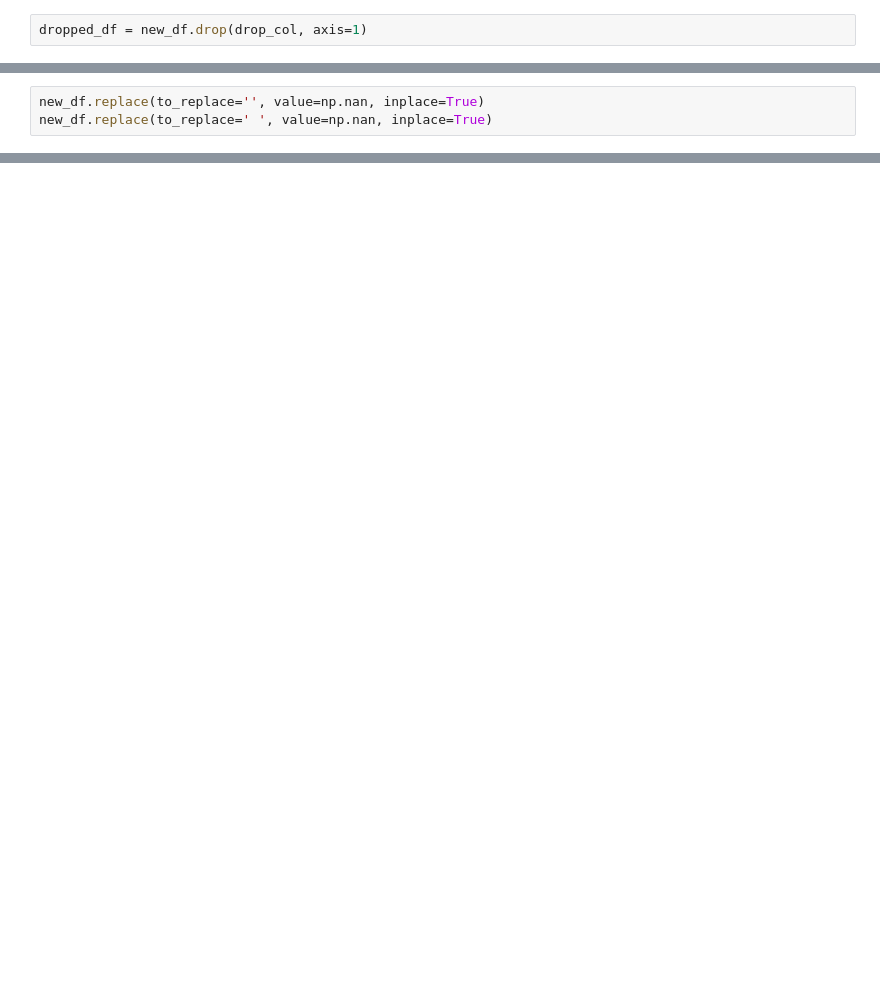
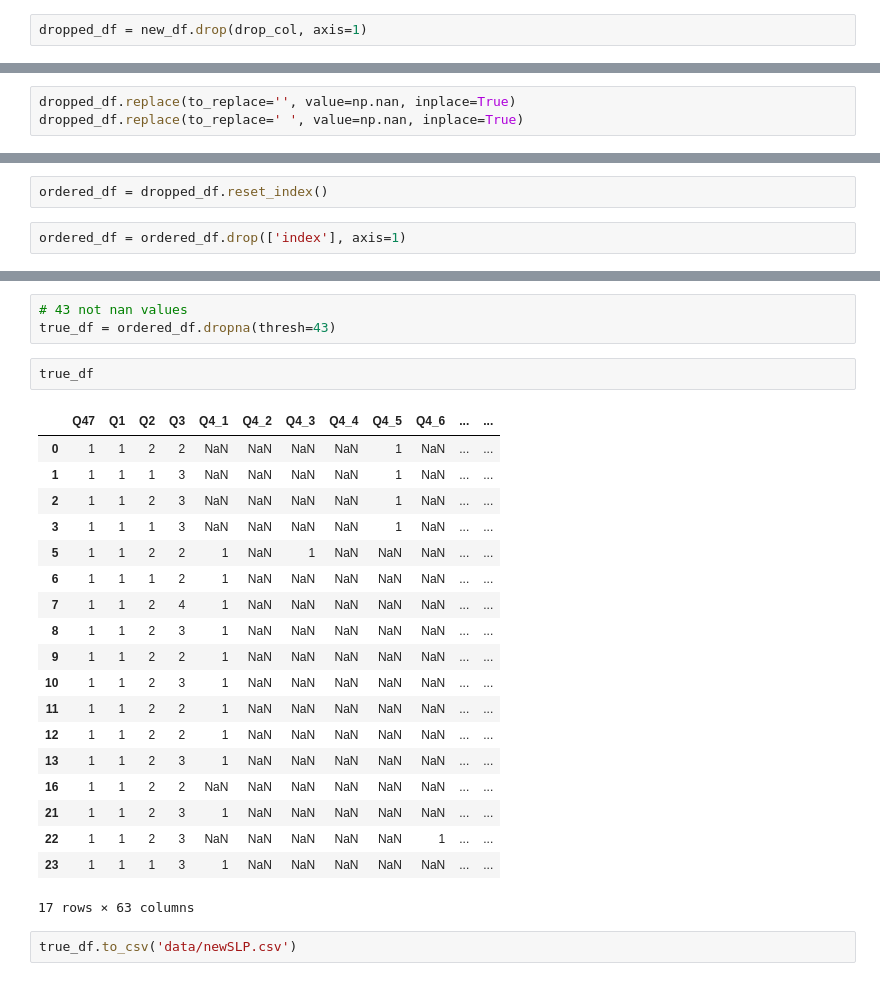
Before and after one commit to lozo6/slp-survey-analytics, a Jupyter notebook: visual.ipynb, the cells around one changed output, grey strips where cells are left out. Drawn from its saved outputs; the diff is of its cells as text; blank space fills up the shorter version.

```diff
--- a/visual.ipynb
+++ b/visual.ipynb
@@ -106,4 +125,4 @@ new_df.isnull()
 # %%
-new_df.replace(to_replace='', value=np.nan, inplace=True)
-new_df.replace(to_replace=' ', value=np.nan, inplace=True)
+dropped_df.replace(to_replace='', value=np.nan, inplace=True)
+dropped_df.replace(to_replace=' ', value=np.nan, inplace=True)
 # %%
@@ -110,0 +161,4 @@ new_df.columns
+# %%
+ordered_df = dropped_df.reset_index()
+# %%
+ordered_df = ordered_df.drop(['index'], axis=1)
@@ -110,0 +186,27 @@ new_df.columns
+# %%
+# 43 not nan values
+true_df = ordered_df.dropna(thresh=43)
+# %%
+true_df
+# %% [output]
+|  | Q47 | Q1 | Q2 | Q3 | Q4_1 | Q4_2 | Q4_3 | Q4_4 | Q4_5 | Q4_6 | ... | ... |
+| 0 | 1 | 1 | 2 | 2 | NaN | NaN | NaN | NaN | 1 | NaN | ... | ... |
+| 1 | 1 | 1 | 1 | 3 | NaN | NaN | NaN | NaN | 1 | NaN | ... | ... |
+| 2 | 1 | 1 | 2 | 3 | NaN | NaN | NaN | NaN | 1 | NaN | ... | ... |
+| 3 | 1 | 1 | 1 | 3 | NaN | NaN | NaN | NaN | 1 | NaN | ... | ... |
+| 5 | 1 | 1 | 2 | 2 | 1 | NaN | 1 | NaN | NaN | NaN | ... | ... |
+| 6 | 1 | 1 | 1 | 2 | 1 | NaN | NaN | NaN | NaN | NaN | ... | ... |
+| 7 | 1 | 1 | 2 | 4 | 1 | NaN | NaN | NaN | NaN | NaN | ... | ... |
+| 8 | 1 | 1 | 2 | 3 | 1 | NaN | NaN | NaN | NaN | NaN | ... | ... |
+| 9 | 1 | 1 | 2 | 2 | 1 | NaN | NaN | NaN | NaN | NaN | ... | ... |
+| 10 | 1 | 1 | 2 | 3 | 1 | NaN | NaN | NaN | NaN | NaN | ... | ... |
+| 11 | 1 | 1 | 2 | 2 | 1 | NaN | NaN | NaN | NaN | NaN | ... | ... |
+| 12 | 1 | 1 | 2 | 2 | 1 | NaN | NaN | NaN | NaN | NaN | ... | ... |
+| 13 | 1 | 1 | 2 | 3 | 1 | NaN | NaN | NaN | NaN | NaN | ... | ... |
+| 16 | 1 | 1 | 2 | 2 | NaN | NaN | NaN | NaN | NaN | NaN | ... | ... |
+| 21 | 1 | 1 | 2 | 3 | 1 | NaN | NaN | NaN | NaN | NaN | ... | ... |
+| 22 | 1 | 1 | 2 | 3 | NaN | NaN | NaN | NaN | NaN | 1 | ... | ... |
+| 23 | 1 | 1 | 1 | 3 | 1 | NaN | NaN | NaN | NaN | NaN | ... | ... |
+17 rows × 63 columns
+# %%
+true_df.to_csv('data/newSLP.csv')
```
Also changed, not shown: parts of 6 cells of this notebook.
